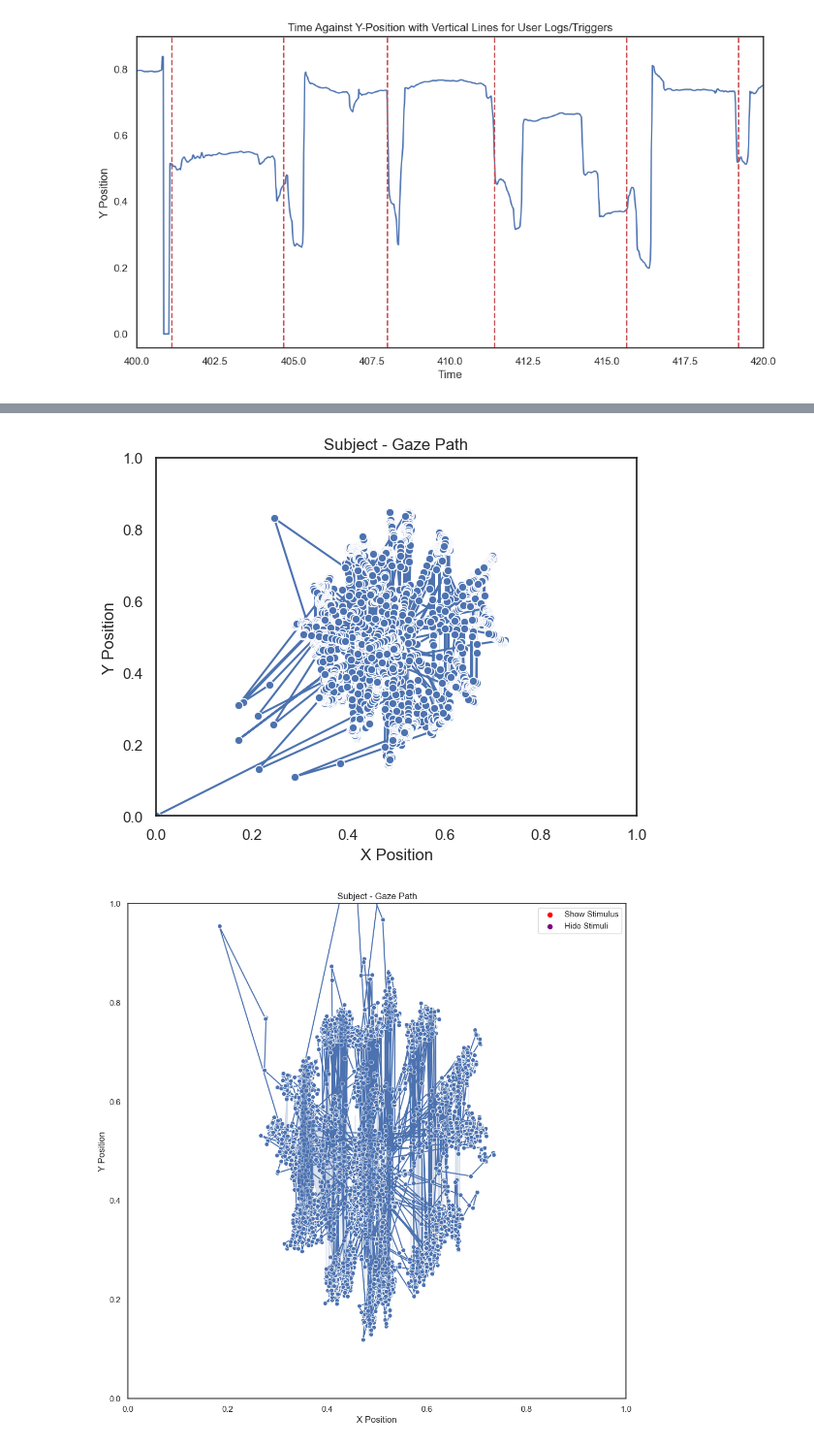
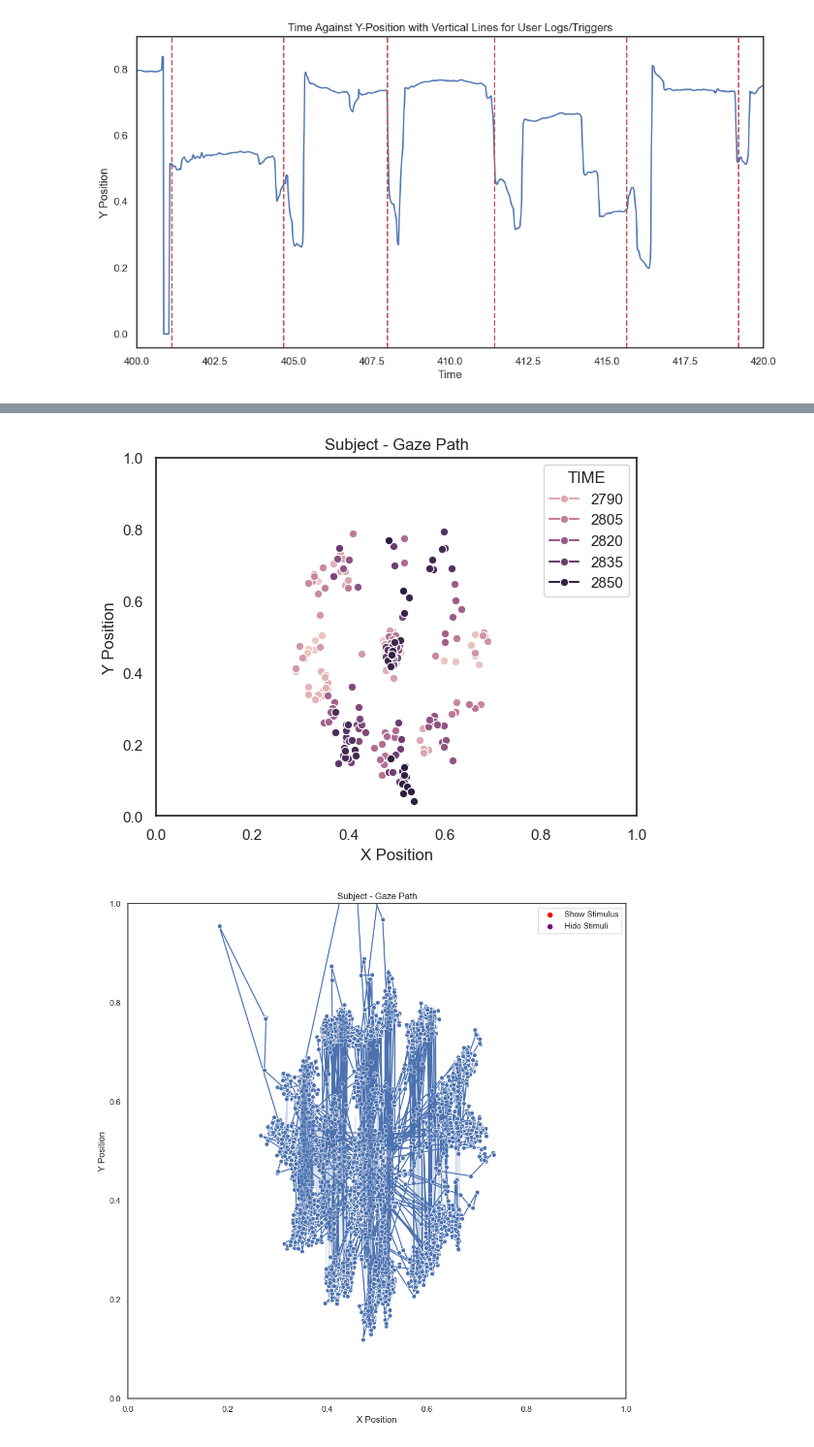
Before and after one commit to MaxBhdt/2024SoSe_EyeTracking, a Jupyter notebook: Lab/Experiment Pilot plot.ipynb, the cells around one changed output, grey strips where cells are left out. Shown at 97% size. Saved outputs shown, nothing was run; the diff lists cells and outputs as text; code cells hidden in the pictures.

Commit message:
gaze path geändert

```diff
--- a/Lab/Experiment Pilot plot.ipynb
+++ b/Lab/Experiment Pilot plot.ipynb
@@ -249,0 +258,13 @@ endresults_vel_df_fix
+# %%
+screen_width = 1920
+screen_height = 1080
+
+fixation_events['x_coord'] = (fixation_events['FPOGX'] - 0.5) * screen_width
+fixation_events['y_coord'] = (fixation_events['FPOGY'] - 0.5) * screen_height
+#Define Target Coordinates
+target_coords = [
+    (-320, 0), (320, 0), (-277, -160), (277, 160),
+    (0, 320), (0, -320), (277, -160), (-277, 160),
+    (-160, -277), (160, 277), (160, -277), (-160, 277)
+]
+fixation_events
@@ -588,3 +627,29 @@ plt.show()
 # plt.xlabel("Time")
 # plt.ylabel("Y Position")
 # plt.show()
+# %%
+
+# Assuming fixation_events is already defined
+fixation_events = fixation_events.sort_values(by='TIME')
+
+# Normalize time for color mapping
+norm = plt.Normalize(fixation_events['TIME'].min(), fixation_events['TIME'].max())
+colors = plt.cm.viridis(norm(fixation_events['TIME']))
+
+# Plot
+plt.figure(figsize=(10, 6))
+plt.scatter(fixation_events['FPOGX'], fixation_events['FPOGY'], c=colors, cmap='viridis', marker='o')
+
+# Zoom in on the x-axis between 0.6 and 0.7
+plt.xlim(0.6, 0.7)
+plt.ylim(0, 1)
+
+# Add color bar to show the time gradient
+sm = plt.cm.ScalarMappable(cmap='viridis', norm=norm)
+sm.set_array([])
+plt.colorbar(sm, label='Time')
+
+plt.title("Subject - Gaze Path")
+plt.xlabel("X Position")
+plt.ylabel("Y Position")
+plt.show()
@@ -591,17 +659,21 @@ plt.show()
 # %%
 # **X vs. Y Plot (Gaze Path)**
 #sns.scatterplot(data_tsv=data_tsv, x="FPOGX", y="FPOGY", s=40, hue='FPOGID')  # Use scatterplot for gaze path
-sns.lineplot(data=data_tsv, x="FPOGX", y="FPOGY", marker='o', sort =False)  # Use scatterplot for gaze path
+# Filter the data_tsv for the specified time range
+filtered_data = fixation_events[(fixation_events['TIME'] >= 2776) & (fixation_events['TIME'] <= 2853)]
+
+
+sns.lineplot(data=filtered_data, x="FPOGX", y="FPOGY", hue="TIME", marker='o', sort =False)  # Use scatterplot for gaze path
 # Zoom in on the x-axis between 0.6 and 0.7
 
 plt.title(f"Subject - Gaze Path")
 plt.xlabel("X Position")
 plt.ylabel("Y Position")
 plt.xlim(0, 1)
 plt.ylim(0, 1)
 plt.show()
 # %% [output]
-[figure, old version]
+[figure, new version]
 # %%
 
 
```
Also changed, not shown: parts of 13 cells of this notebook.
